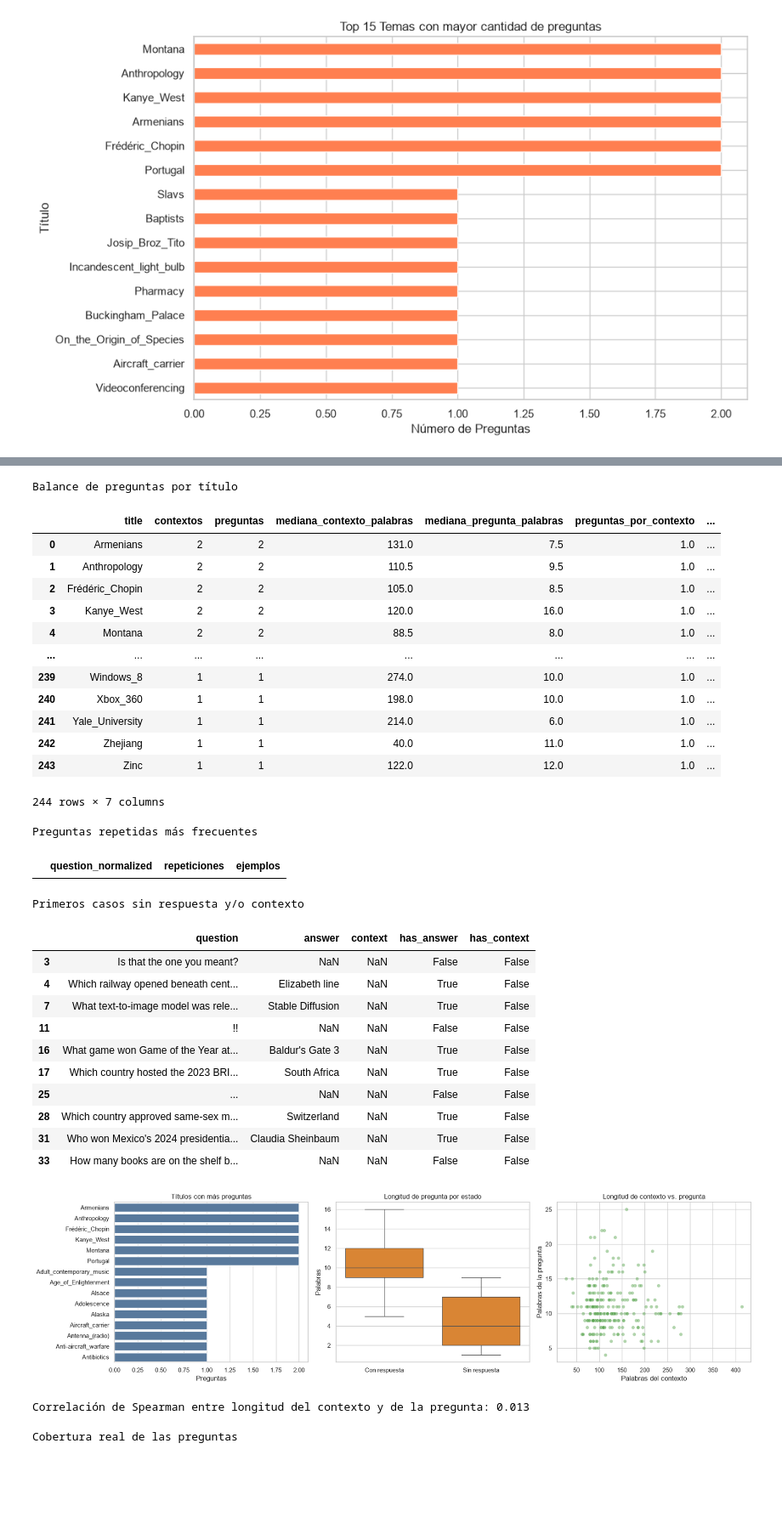
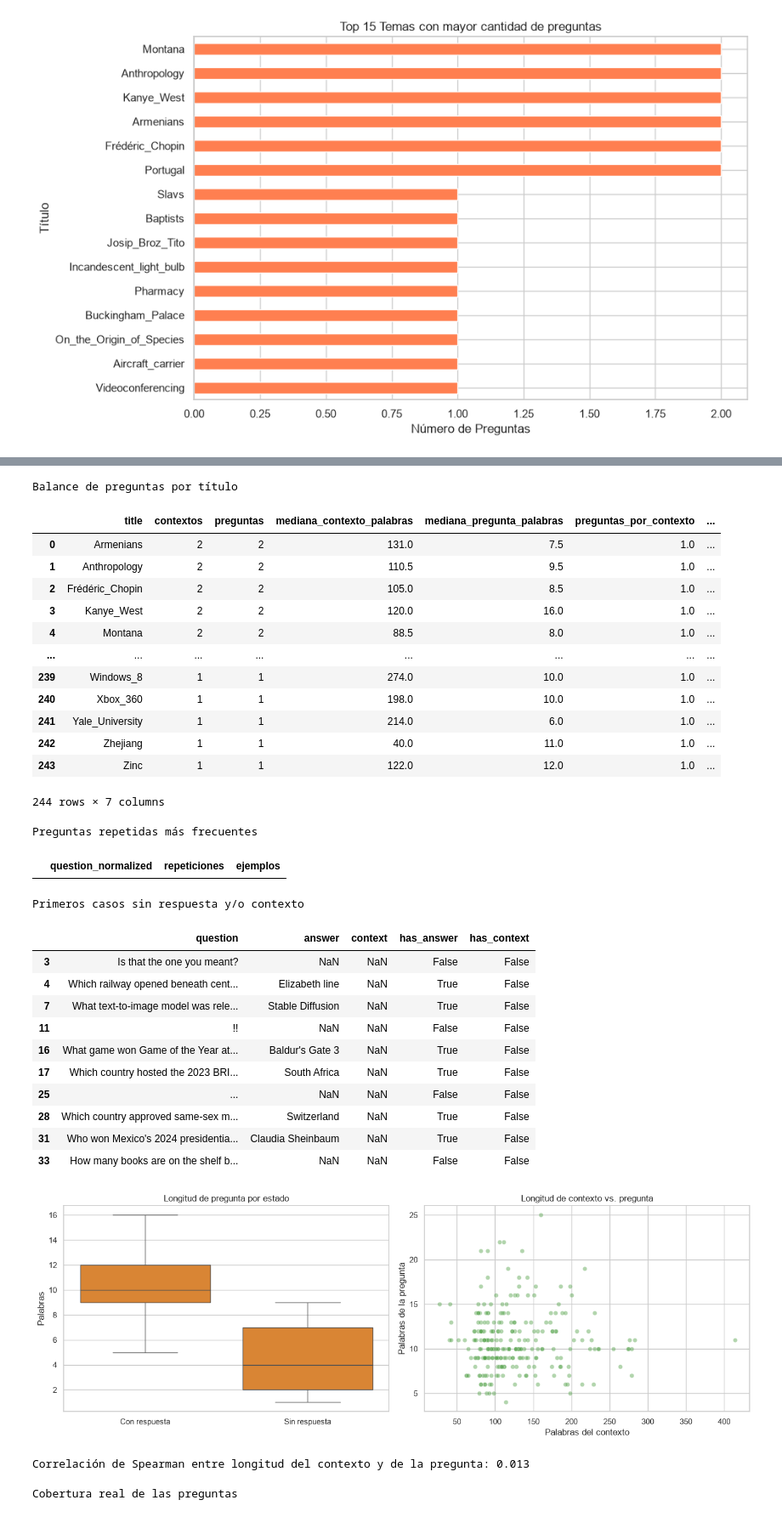
Before and after one commit to Chechu13/Practica_PLN_II, a Jupyter notebook: notebooks/EDA.ipynb, the cells around one changed output, grey strips where cells are left out. Shown at 85% size. Saved outputs shown, nothing was run; the diff lists cells and outputs as text; code cells hidden in the pictures; blank space fills up the shorter version.

```diff
--- a/notebooks/EDA.ipynb
+++ b/notebooks/EDA.ipynb
@@ -91,6 +91,16 @@ plt.show()
 # %% [output]
 [figure]
 # %%
+# Unir preguntas con sus contextos válidos
+# Las preguntas sin contexto se mantienen en df_questions para el análisis de cobertura.
+df_merged = pd.merge(
+    df_questions.dropna(subset=['context']),
+    df_contexts,
+    left_on='context',
+    right_on='id',
+    how='inner'
+)
+
 # Obtener solo los 15 temas con más preguntas
 top_temas = df_merged['title'].value_counts().head(15)
 
@@ -112,6 +122,13 @@ plt.tight_layout()
 plt.show()
 # %% [output]
 [figure]
+# %%
+# Preparar variables derivadas usadas en el análisis ampliado
+df_questions['has_answer'] = df_questions['answer'].notna() & df_questions['answer'].astype('string').str.strip().ne('')
+longitudes_preguntas = df_questions.copy()
+longitudes_preguntas['Estado'] = longitudes_preguntas['has_answer'].map(
+    {True: 'Con respuesta', False: 'Sin respuesta'}
+)
 # %%
 # Variables derivadas para el análisis de preguntas
 for column in ['question_word_count']:
@@ -218,35 +235,23 @@ print('\nPrimeros casos sin respuesta y/o contexto')
 display(casos_incompletos)
 
 # 5. Visualizaciones adicionales para detectar desbalance y valores atípicos
-fig, axes = plt.subplots(1, 3, figsize=(18, 5))
+fig, axes = plt.subplots(1, 2, figsize=(14, 5))
 
-sns.barplot(
-    data=preguntas_por_titulo.head(15).reset_index(),
-    y='title', x='preguntas', ax=axes[0], color='#4C78A8'
-)
-axes[0].set_title('Títulos con más preguntas')
-axes[0].set_xlabel('Preguntas')
-axes[0].set_ylabel('')
-
-longitudes_preguntas = df_questions.copy()
-longitudes_preguntas['Estado'] = longitudes_preguntas['has_answer'].map(
-    {True: 'Con respuesta', False: 'Sin respuesta'}
-)
 sns.boxplot(
     data=longitudes_preguntas, x='Estado', y='question_word_count',
-    ax=axes[1], color='#F58518', showfliers=False
+    ax=axes[0], color='#F58518', showfliers=False
 )
-axes[1].set_title('Longitud de pregunta por estado')
-axes[1].set_xlabel('')
-axes[1].set_ylabel('Palabras')
+axes[0].set_title('Longitud de pregunta por estado')
+axes[0].set_xlabel('')
+axes[0].set_ylabel('Palabras')
 
 sns.scatterplot(
     data=df_merged, x='text_word_count', y='question_word_count',
-    alpha=.45, ax=axes[2], color='#54A24B'
+    alpha=.45, ax=axes[1], color='#54A24B'
 )
-axes[2].set_title('Longitud de contexto vs. pregunta')
-axes[2].set_xlabel('Palabras del contexto')
-axes[2].set_ylabel('Palabras de la pregunta')
+axes[1].set_title('Longitud de contexto vs. pregunta')
+axes[1].set_xlabel('Palabras del contexto')
+axes[1].set_ylabel('Palabras de la pregunta')
 
 plt.tight_layout()
 plt.show()
@@ -273,34 +278,34 @@ Distribución de longitudes (palabras)
 | 1 | Pregunta | 350 | 9.78 | 10.0 | 3.0 | 16.0 | 25 |
 | 2 | Respuesta | 300 | 2.48 | 2.0 | 1.0 | 6.0 | 26 |
 Balance de preguntas por título
 |  | title | contextos | preguntas | mediana_contexto_palabras | mediana_pregunta_palabras | preguntas_por_contexto | ... |
 | 0 | Armenians | 2 | 2 | 131.0 | 7.5 | 1.0 | ... |
 | 1 | Anthropology | 2 | 2 | 110.5 | 9.5 | 1.0 | ... |
 | 2 | Frédéric_Chopin | 2 | 2 | 105.0 | 8.5 | 1.0 | ... |
 | 3 | Kanye_West | 2 | 2 | 120.0 | 16.0 | 1.0 | ... |
 | 4 | Montana | 2 | 2 | 88.5 | 8.0 | 1.0 | ... |
 | ... | ... | ... | ... | ... | ... | ... | ... |
 | 239 | Windows_8 | 1 | 1 | 274.0 | 10.0 | 1.0 | ... |
 | 240 | Xbox_360 | 1 | 1 | 198.0 | 10.0 | 1.0 | ... |
 | 241 | Yale_University | 1 | 1 | 214.0 | 6.0 | 1.0 | ... |
 | 242 | Zhejiang | 1 | 1 | 40.0 | 11.0 | 1.0 | ... |
 | 243 | Zinc | 1 | 1 | 122.0 | 12.0 | 1.0 | ... |
 244 rows × 7 columns
 Preguntas repetidas más frecuentes
 |  | question_normalized | repeticiones | ejemplos |
 Primeros casos sin respuesta y/o contexto
 |  | question | answer | context | has_answer | has_context |
 | 3 | Is that the one you meant? | NaN | NaN | False | False |
 | 4 | Which railway opened beneath cent... | Elizabeth line | NaN | True | False |
 | 7 | What text-to-image model was rele... | Stable Diffusion | NaN | True | False |
 | 11 | !! | NaN | NaN | False | False |
 | 16 | What game won Game of the Year at... | Baldur's Gate 3 | NaN | True | False |
 | 17 | Which country hosted the 2023 BRI... | South Africa | NaN | True | False |
 | 25 | ... | NaN | NaN | False | False |
 | 28 | Which country approved same-sex m... | Switzerland | NaN | True | False |
 | 31 | Who won Mexico's 2024 presidentia... | Claudia Sheinbaum | NaN | True | False |
 | 33 | How many books are on the shelf b... | NaN | NaN | False | False |
-[figure, old version]
+[figure, new version]
 Correlación de Spearman entre longitud del contexto y de la pregunta: 0.013
 # %%
 # Diagnóstico adicional de cobertura y composición de las preguntas
```
Also changed, not shown: parts of 1 cell of this notebook.
